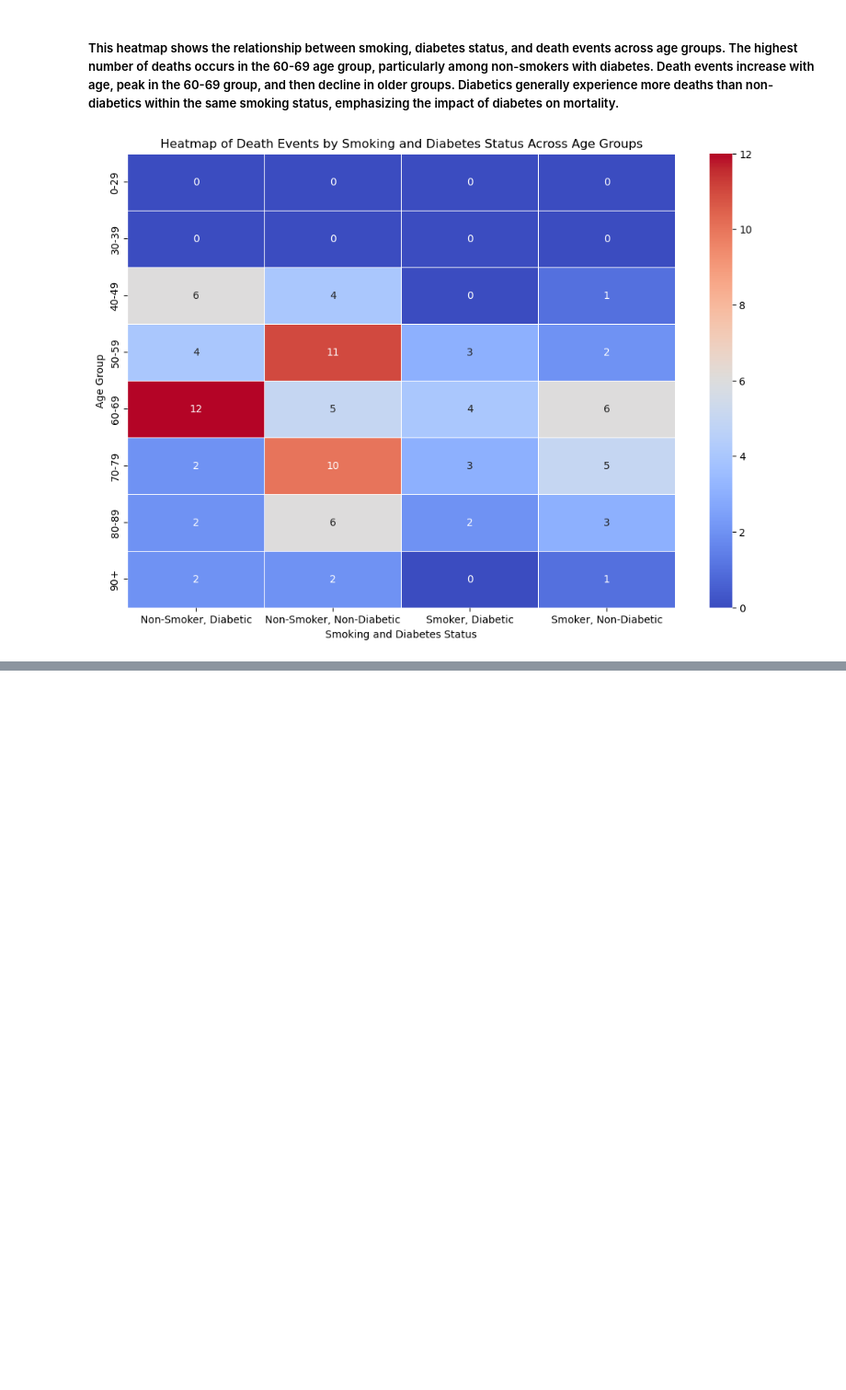
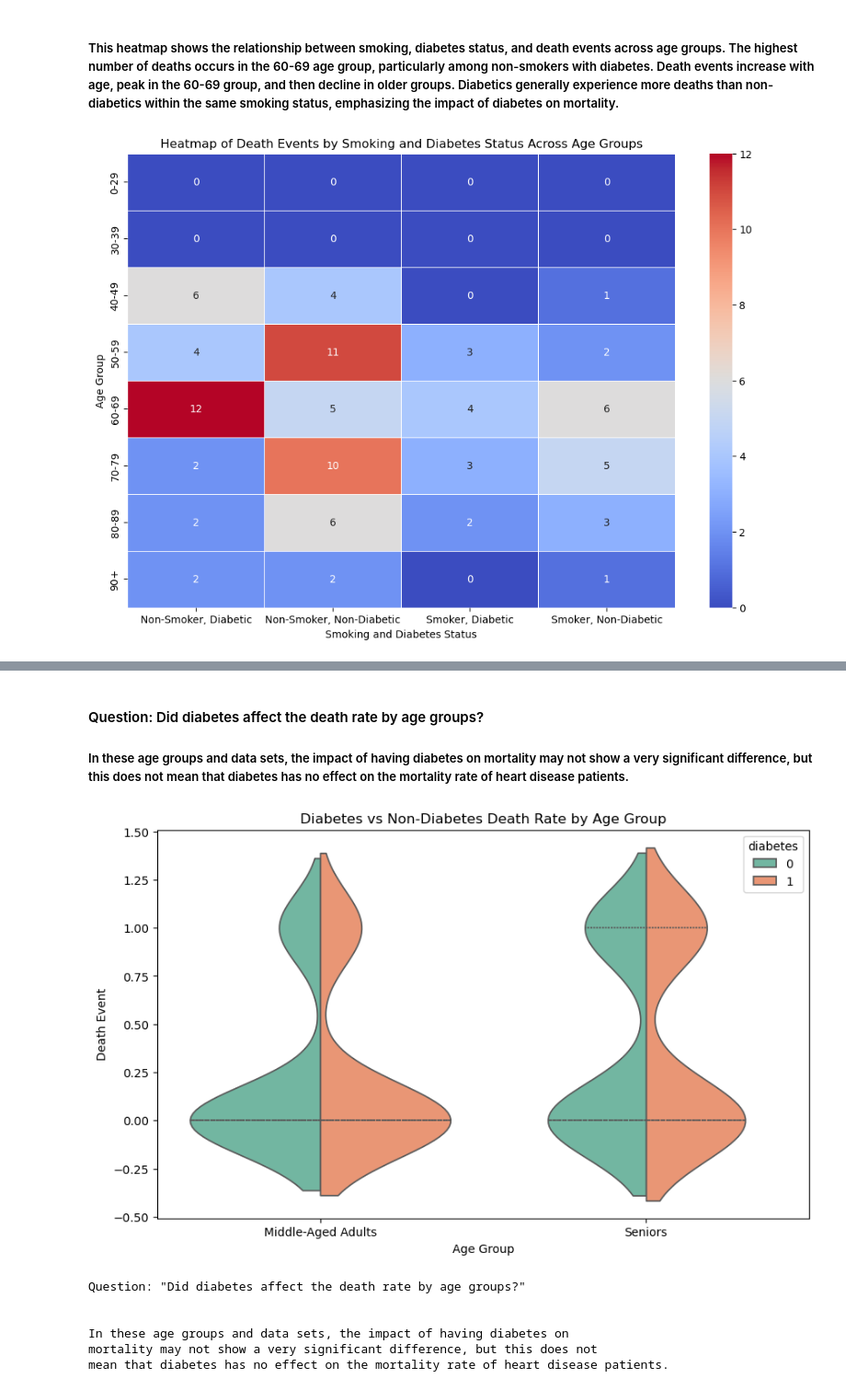
Before and after one commit to faiyted/Project-Cardiac-Disease, a Jupyter notebook: Group-Project.ipynb, the cells around one changed output, grey strips where cells are left out. Shown at 92% size. Saved outputs shown, nothing was run; the diff lists cells and outputs as text; code cells hidden in the pictures; blank space fills up the shorter version.

Commit message:
refactor and adding chart

```diff
--- a/Group-Project.ipynb
+++ b/Group-Project.ipynb
@@ -745,0 +745,17 @@ plt.show()
+# %%
+# Age group
+age_bins = [0, 30, 40, 50 , 60, 70, 80, 90, 100]
+age_labels = ['0-29', '30-39', '40-49', '50-59', '60-69', '70-79','80-89', '90+']
+heart_df['age_group'] = pd.cut(heart_df['age'], bins=age_bins, labels=age_labels, right=False)
+heart_df.head()
+
+# diabetes patients that encountered a death event by age group
+diabetes_death_age_group = heart_df[(heart_df["diabetes"] == 1) & (heart_df["DEATH_EVENT"] == 1)].groupby('age_group', observed=False).size().reset_index(name='diabetes_death_count')
+diabetes_death_age_group
+# Non diabetes patients that encountered a death event by age group
+non_diabetes_death_age_group = heart_df[(heart_df["diabetes"] == 0) & (heart_df["DEATH_EVENT"] == 1)].groupby('age_group', observed=False).size().reset_index(name='non_diabetes_death_count')
+non_diabetes_death_age_group
+
+#merge diabetes and non-diabetes age group
+death_age_group = diabetes_death_age_group.merge(non_diabetes_death_age_group, on="age_group", how='outer')
+death_age_group
@@ -746 +772,45 @@ plt.show()
+# %% [markdown]
+#### Question: Did diabetes affect the death rate by age groups?
+##### In these age groups and data sets, the impact of having diabetes on mortality may not show a very significant difference, but this does not mean that diabetes has no effect on the mortality rate of heart disease patients.
+# %%
+# Define age groups and labels
+age_bins = [36, 60, 100]
+age_labels = ['Middle-Aged Adults', 'Seniors']
+
+# Divide age groups according to age ranges
+heart_df['age_group'] = pd.cut(heart_df['age'], bins=age_bins, labels=age_labels, right=False)
+
+# Create a violin plot for the data
+plt.figure(figsize=(10, 6))
+
+# Plot the violin plot
+sns.violinplot(x='age_group', y='DEATH_EVENT', hue='diabetes', data=heart_df, split=True, inner="quart", palette="Set2")
+
+# Set the title and labels
+plt.title('Diabetes vs Non-Diabetes Death Rate by Age Group')
+plt.xlabel('Age Group')
+plt.ylabel('Death Event')
+
+# Display the plot
+plt.show()
+
+
+# text1 = "Question: \"Did diabetes affect the death rate by age groups?\"\n\n"
+# text2 = (
+#     "In these age groups and data sets, the impact of having diabetes on \n"
+#     "mortality may not show a very significant difference, but this does not \n"
+#     "mean that diabetes has no effect on the mortality rate of heart disease patients.\n\n"
+# )
+
+# print(text1)
+
+# print(text2)
+# %% [output]
+[figure, added]
+Question: "Did diabetes affect the death rate by age groups?"
+
+
+In these age groups and data sets, the impact of having diabetes on
+mortality may not show a very significant difference, but this does not
+mean that diabetes has no effect on the mortality rate of heart disease patients.
 # %% [markdown]
```
Also changed, not shown: parts of 15 cells of this notebook.
